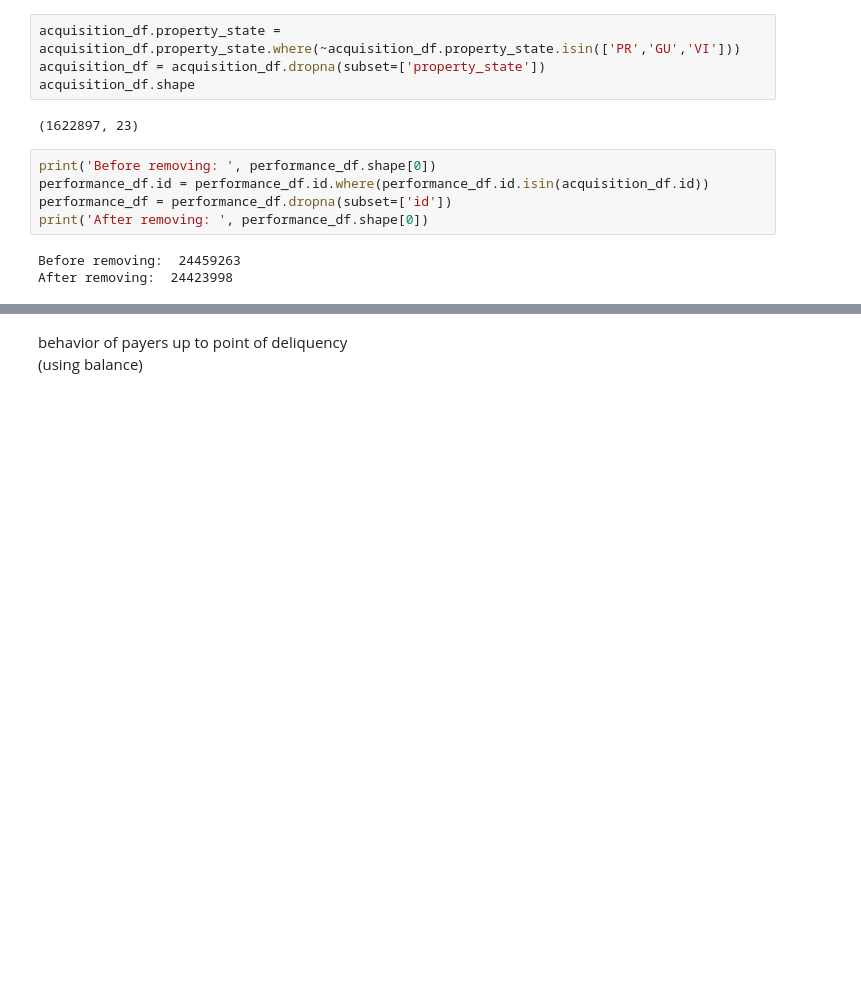
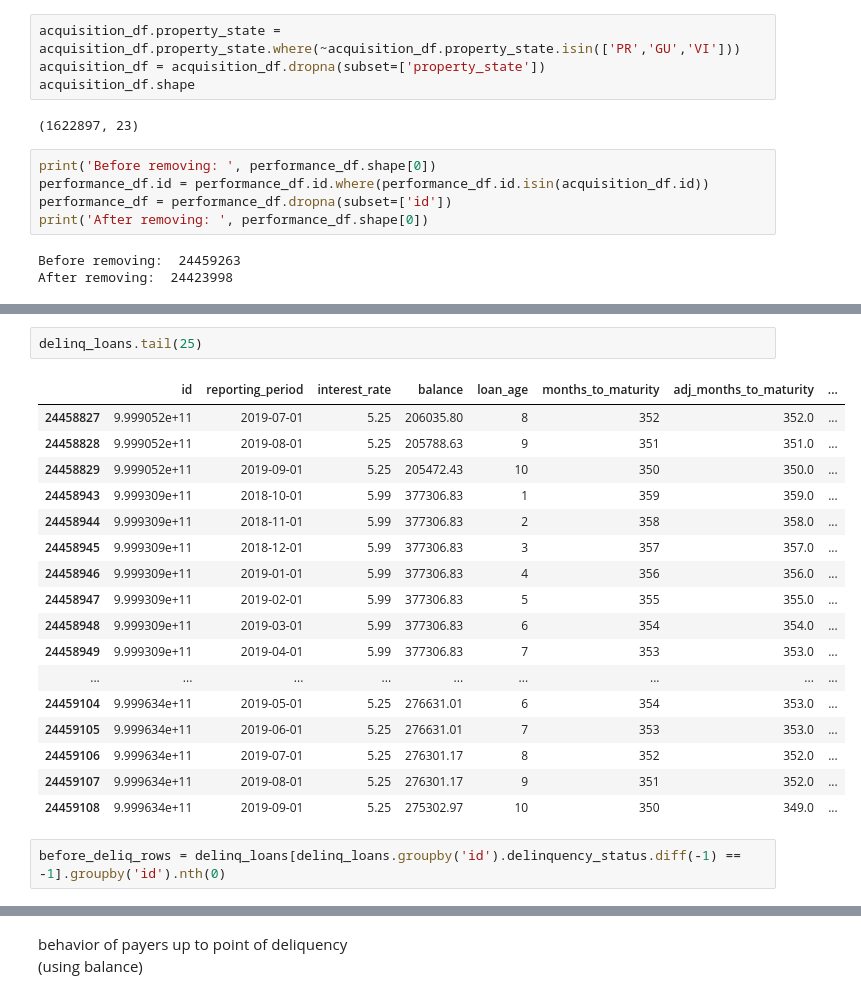
Before and after one commit to vyjayanthipp/Secondary_Mortgage_Loans, a Jupyter notebook: data/EDA_JLin.ipynb, the cells around one changed output, grey strips where cells are left out. Cells and saved outputs as stored; diff of their text form; blank space fills up the shorter version.

```diff
--- a/data/EDA_JLin.ipynb
+++ b/data/EDA_JLin.ipynb
@@ -105,0 +286,22 @@ After removing:  24423998
+# %%
+delinq_loans.tail(25)
+# %% [output]
+|  | id | reporting_period | interest_rate | balance | loan_age | months_to_maturity | adj_months_to_maturity | ... |
+| 24458827 | 9.999052e+11 | 2019-07-01 | 5.25 | 206035.80 | 8 | 352 | 352.0 | ... |
+| 24458828 | 9.999052e+11 | 2019-08-01 | 5.25 | 205788.63 | 9 | 351 | 351.0 | ... |
+| 24458829 | 9.999052e+11 | 2019-09-01 | 5.25 | 205472.43 | 10 | 350 | 350.0 | ... |
+| 24458943 | 9.999309e+11 | 2018-10-01 | 5.99 | 377306.83 | 1 | 359 | 359.0 | ... |
+| 24458944 | 9.999309e+11 | 2018-11-01 | 5.99 | 377306.83 | 2 | 358 | 358.0 | ... |
+| 24458945 | 9.999309e+11 | 2018-12-01 | 5.99 | 377306.83 | 3 | 357 | 357.0 | ... |
+| 24458946 | 9.999309e+11 | 2019-01-01 | 5.99 | 377306.83 | 4 | 356 | 356.0 | ... |
+| 24458947 | 9.999309e+11 | 2019-02-01 | 5.99 | 377306.83 | 5 | 355 | 355.0 | ... |
+| 24458948 | 9.999309e+11 | 2019-03-01 | 5.99 | 377306.83 | 6 | 354 | 354.0 | ... |
+| 24458949 | 9.999309e+11 | 2019-04-01 | 5.99 | 377306.83 | 7 | 353 | 353.0 | ... |
+| ... | ... | ... | ... | ... | ... | ... | ... | ... |
+| 24459104 | 9.999634e+11 | 2019-05-01 | 5.25 | 276631.01 | 6 | 354 | 353.0 | ... |
+| 24459105 | 9.999634e+11 | 2019-06-01 | 5.25 | 276631.01 | 7 | 353 | 353.0 | ... |
+| 24459106 | 9.999634e+11 | 2019-07-01 | 5.25 | 276301.17 | 8 | 352 | 352.0 | ... |
+| 24459107 | 9.999634e+11 | 2019-08-01 | 5.25 | 276301.17 | 9 | 351 | 352.0 | ... |
+| 24459108 | 9.999634e+11 | 2019-09-01 | 5.25 | 275302.97 | 10 | 350 | 349.0 | ... |
+# %%
+before_deliq_rows = delinq_loans[delinq_loans.groupby('id').delinquency_status.diff(-1) == -1].groupby('id').nth(0)
```
Also changed, not shown: parts of 59 cells of this notebook, 3 other files.
